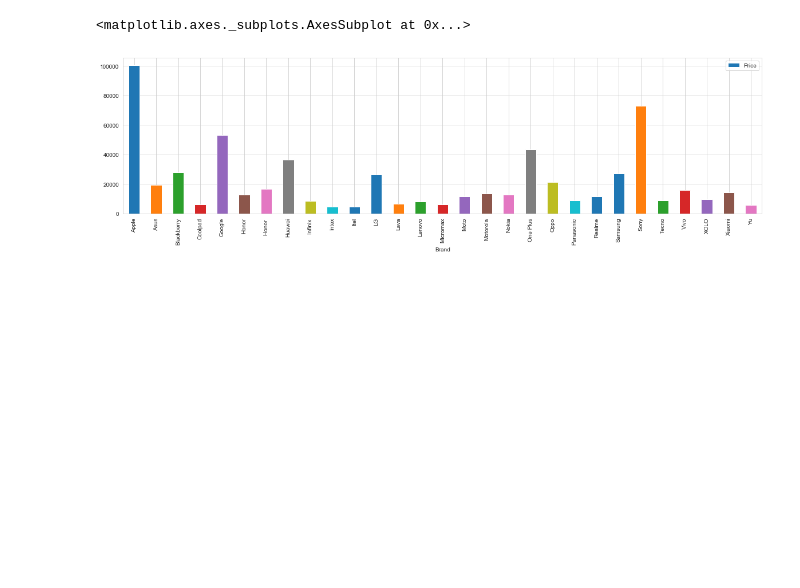
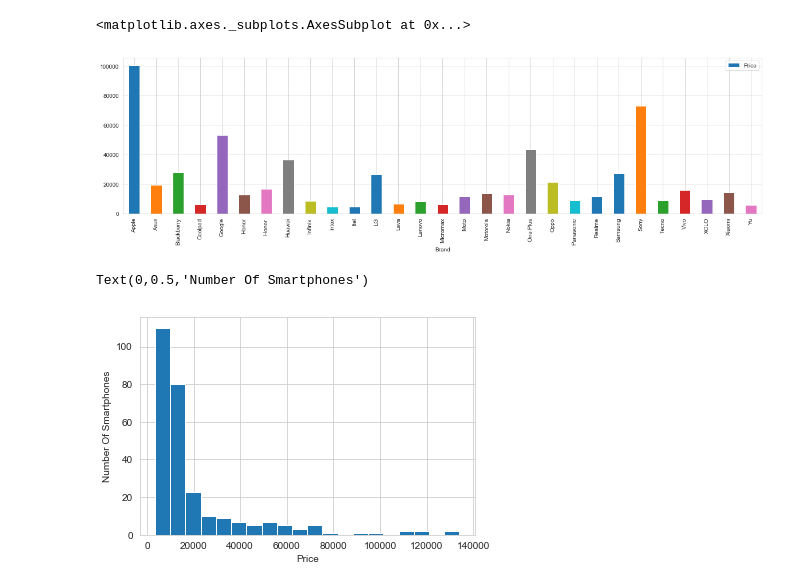
Before and after one commit to sukumarandurai/Data-Science, a Jupyter notebook: Smartphones/Smartphone Price Prediction.ipynb, the cells around one changed output. Saved outputs shown, nothing was run; the diff lists cells and outputs as text; code cells hidden in the pictures; blank space fills up the shorter version.

```diff
--- a/Smartphones/Smartphone Price Prediction.ipynb
+++ b/Smartphones/Smartphone Price Prediction.ipynb
@@ -162,3 +162,14 @@ average_price.plot.bar(y = 'Price',figsize = (20,5))
 # %% [output]
 <matplotlib.axes._subplots.AxesSubplot at 0x...>
 [figure]
+# %%
+#We will make a histogram of prices
+
+plt.hist(smartphones.Price,bins = 20)
+
+#labels
+plt.xlabel('Price')
+plt.ylabel('Number Of Smartphones')
+# %% [output]
+Text(0,0.5,'Number Of Smartphones')
+[figure, added]
```
Also changed, not shown: parts of 7 cells of this notebook.
